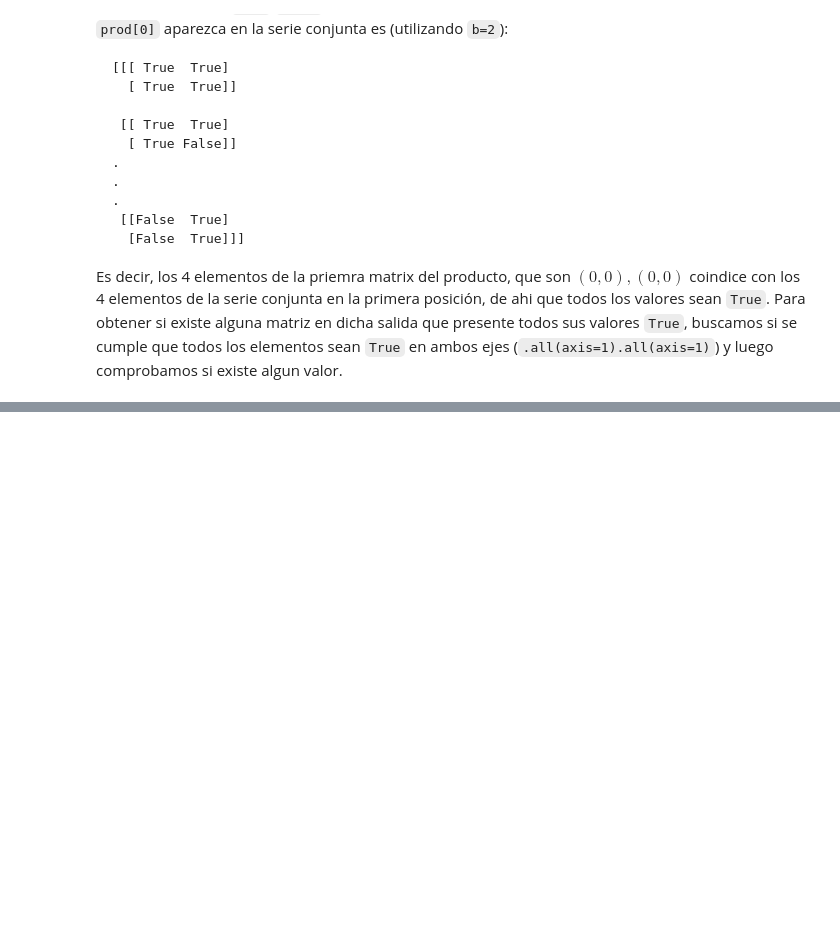
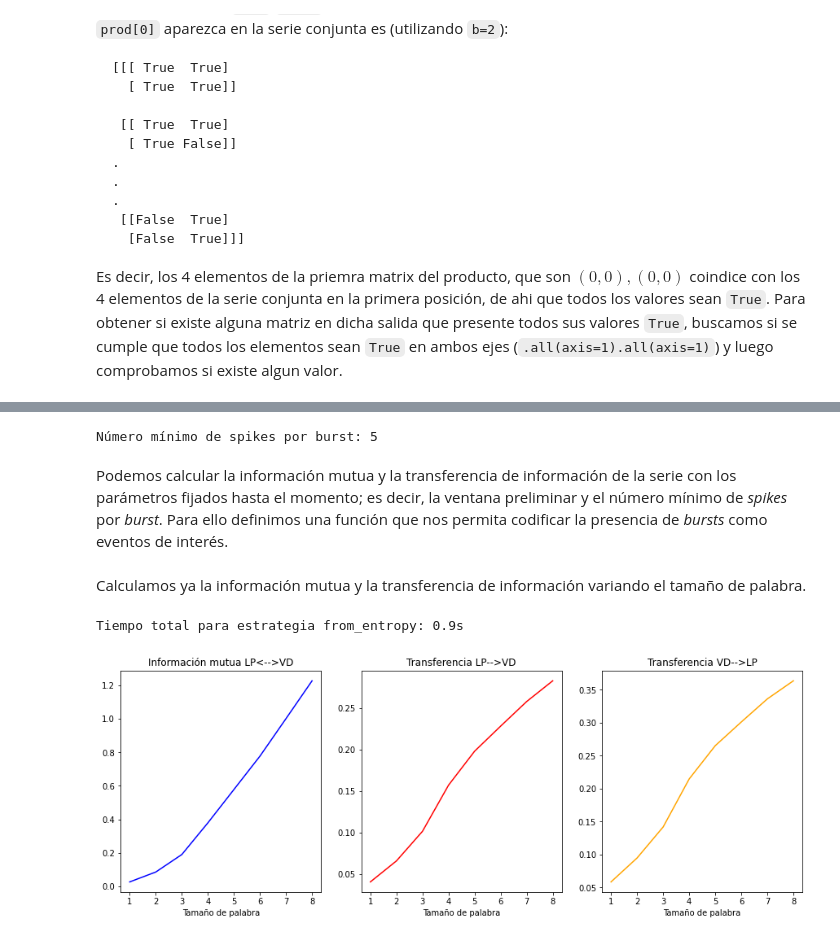
Before and after one commit to Ludvins/MCD_Practicas_TI, a Jupyter notebook: Practica.ipynb, the cells around one changed output, grey strips where cells are left out. Saved outputs shown, nothing was run; the diff lists cells and outputs as text; code cells hidden in the pictures; blank space fills up the shorter version.

```diff
--- a/Practica.ipynb
+++ b/Practica.ipynb
@@ -653,0 +772,5 @@ plot_info("trozoC", bs, Ms_entropy, TXYs, TYXs)
+# %%
+spikes_per_burst_priori = 5
+dist_arr = [[ps[i + 1] - ps[i] for i in range(len(ps) - 1)] for ps in peaks]
+window_burst = spikes_per_burst_priori * np.mean([1.5 * np.median(d) for d in dist_arr])
+print("Ventana a priori para medir bursts:", window_burst)
@@ -653,0 +781,32 @@ plot_info("trozoC", bs, Ms_entropy, TXYs, TYXs)
+# %%
+def compute_spikes_per_burst(df, threshold, window_burst):
+    df_t = filter_with_threshold(df, threshold)
+    peaks = get_peaks(df_t)
+    df_w = np.array([apply_window(df_t.shape[0], peaks[i], window_burst) for i in [0, 1]])
+    unique, count = np.unique(df_w, return_counts = True)
+
+    return math.ceil(np.sum(unique * count) / np.sum(count[1:]))
+# %%
+spikes_per_burst = compute_spikes_per_burst(trozoC, threshold, window_burst)
+print("Número mínimo de spikes por burst:", spikes_per_burst)
+# %% [output]
+Número mínimo de spikes por burst: 5
+# %% [markdown]
+Podemos calcular la información mutua y la transferencia de información de la serie con los parámetros fijados hasta el momento; es decir, la ventana preliminar y el número mínimo de *spikes* por *burst*. Para ello definimos una función que nos permita codificar la presencia de *bursts* como eventos de interés.
+# %%
+def codify_bursts(df_t, window, peaks, spikes_per_burst):
+    df_w = np.array([apply_window(df_t.shape[0], peaks[i], window) for i in [0, 1]])
+
+    return np.array(filter_with_threshold(pd.DataFrame(df_w), spikes_per_burst))
+# %% [markdown]
+Calculamos ya la información mutua y la transferencia de información variando el tamaño de palabra.
+# %%
+bs = np.arange(1, 9, 1)
+trozoC_t = filter_with_threshold(trozoC, threshold)
+peaks = get_peaks(trozoC_t)
+trozoC_w_bursts = codify_bursts(trozoC_t, window_burst, peaks, spikes_per_burst)
+Ms, TXYs, TYXs = compute_info(trozoC_w_bursts, bs, "from_entropy", "trozoC_bursts", verbose = False)
+plot_info("trozoC con bursts", bs, Ms, TXYs, TYXs)
+# %% [output]
+Tiempo total para estrategia from_entropy: 0.9s
+[figure, added]
```
Also changed, not shown: parts of 45 cells of this notebook.
